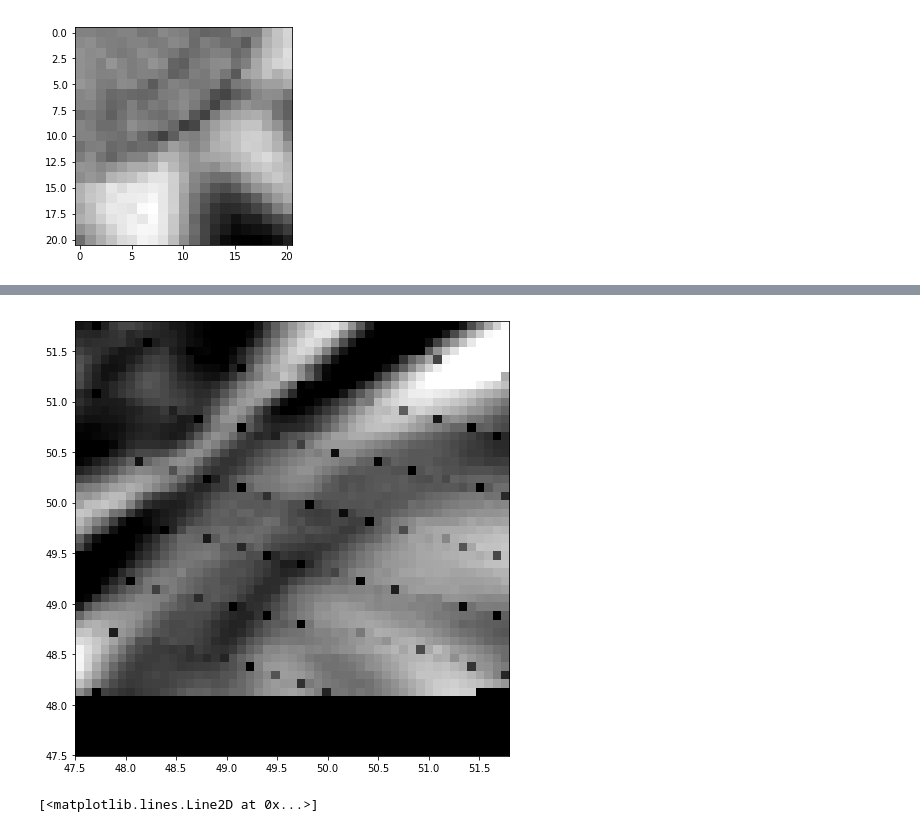
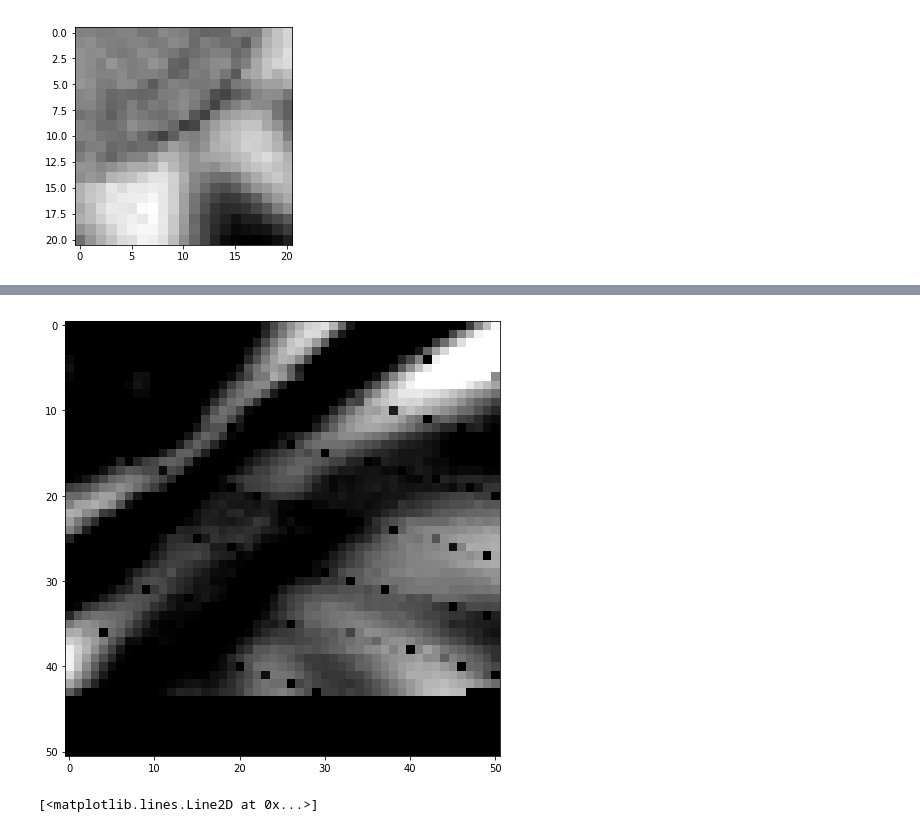
Before and after one commit to simply-nicky/p07_dp, a Jupyter notebook: data_process.ipynb, the cells around one changed output, grey strips where cells are left out. Saved outputs shown, nothing was run; the diff lists cells and outputs as text; code cells hidden in the pictures.

```diff
--- a/data_process.ipynb
+++ b/data_process.ipynb
@@ -48,10 +46,10 @@ scans[0].shape
 # %%
 %matplotlib inline
 plt.figure(figsize=(8, 8))
-plt.imshow(scanspad[2], vmin=1.1 * scans[2].min(), vmax=0.95 * scans[2].max(), extent=[fast_crds.min(), fast_crds.max(), slow_crds.min(), slow_crds.max()], cmap='gist_gray')
+plt.imshow(scanspad[2], vmin=1.15 * scans[2].min(), vmax=0.95 * scans[2].max(), cmap='gist_gray')
 plt.show()
 # %% [output]
-[figure, old version]
+[figure, new version]
 # %%
 %matplotlib inline
 plt.plot((scans[0] + np.concatenate((np.zeros(1), scans[0][:-1,-1] - scans[0][1:,0]))[:, np.newaxis]).ravel()[90:110])
```
Also changed, not shown: parts of 3 cells of this notebook, 1 other file.
